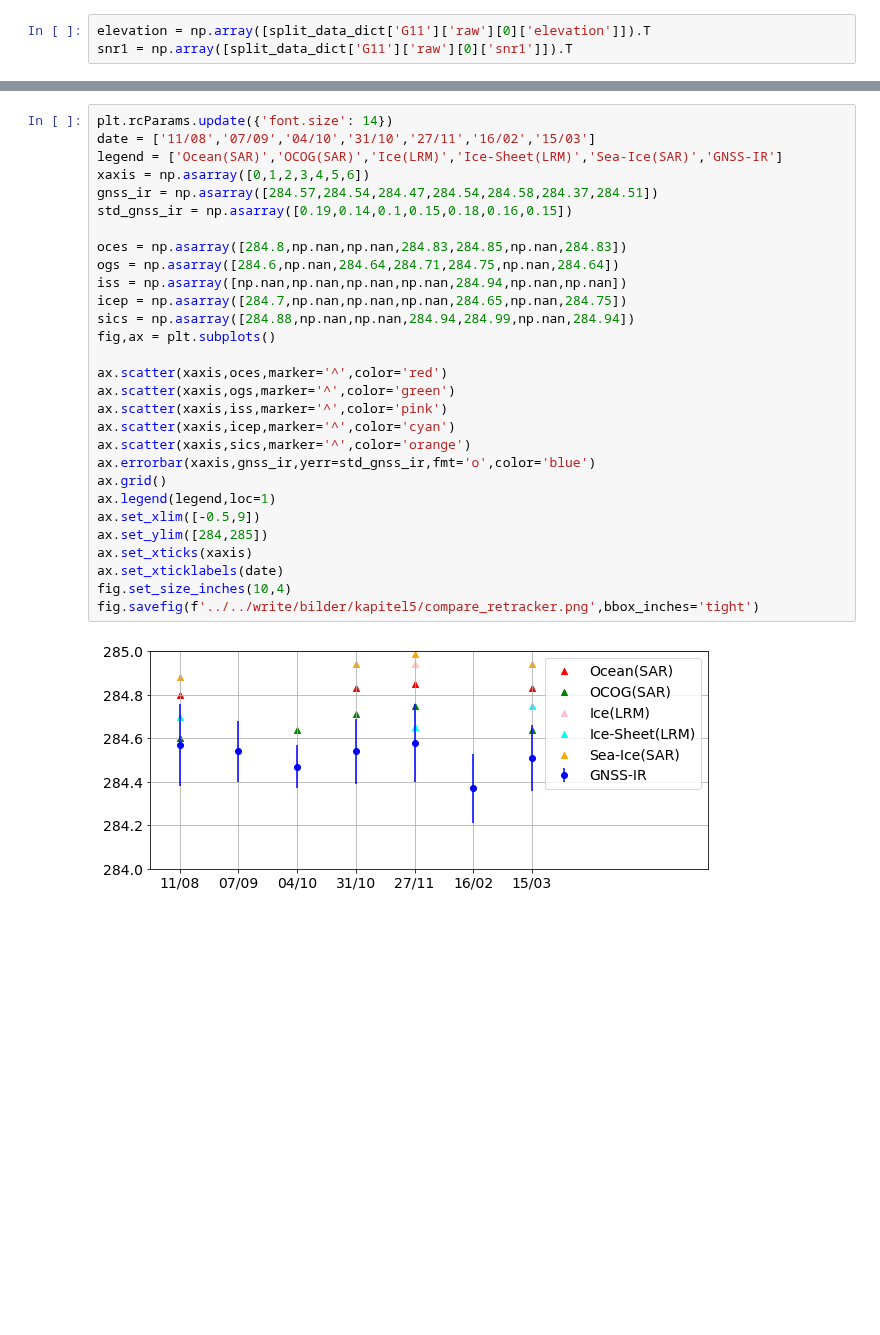
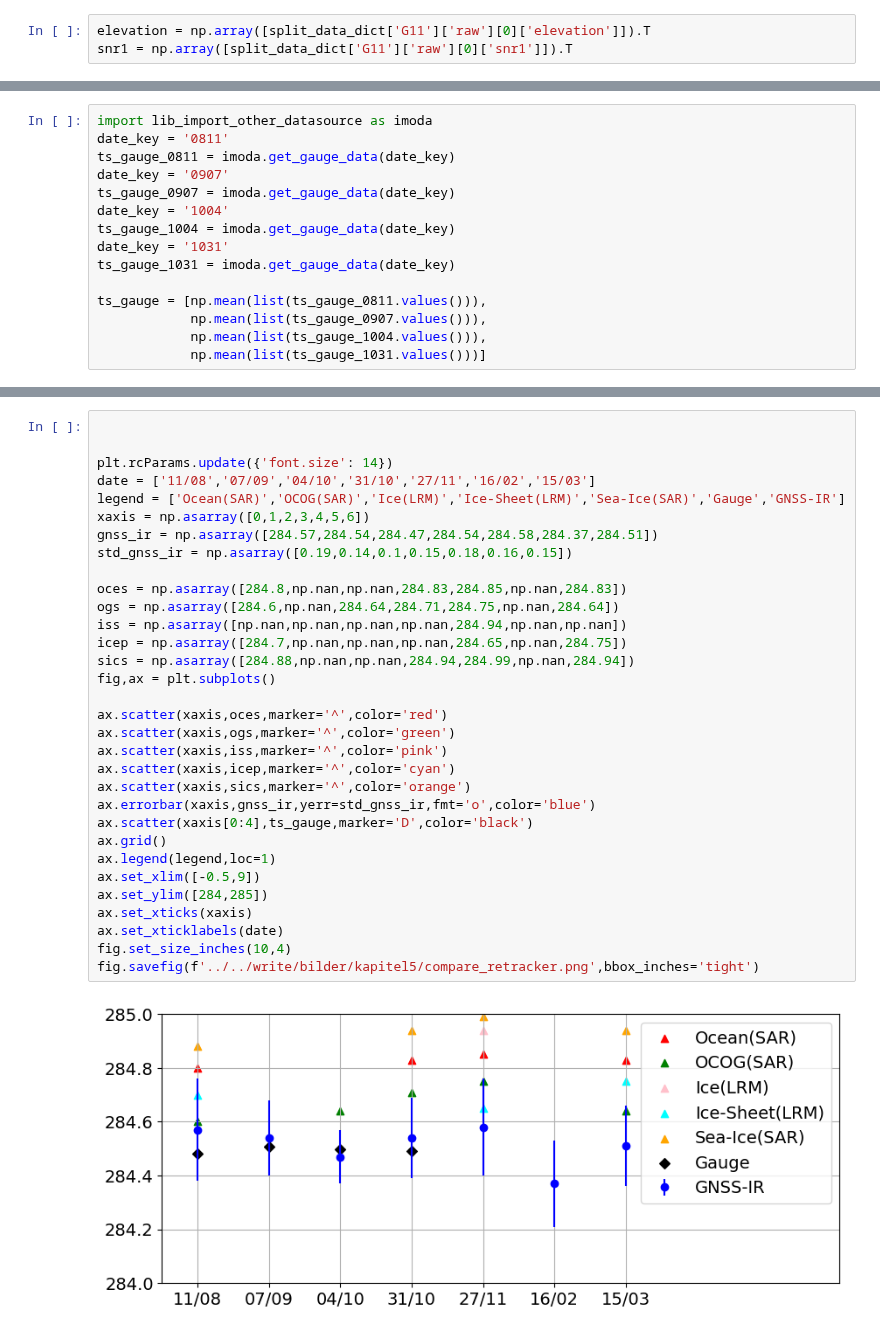
Before and after one commit to ziqing97/gnss_ir_analyze, a Jupyter notebook: src/plot_other_graph.ipynb, the cells around one changed output, grey strips where cells are left out. Drawn from its saved outputs; the diff is of its cells as text; blank space fills up the shorter version.

```diff
--- a/src/plot_other_graph.ipynb
+++ b/src/plot_other_graph.ipynb
@@ -76,0 +94,15 @@ fig.savefig(f'../../write/bilder/kapitel1/snrresiduel.png',bbox_inches='tight')
+# %%
+import lib_import_other_datasource as imoda
+date_key = '0811'
+ts_gauge_0811 = imoda.get_gauge_data(date_key)
+date_key = '0907'
+ts_gauge_0907 = imoda.get_gauge_data(date_key)
+date_key = '1004'
+ts_gauge_1004 = imoda.get_gauge_data(date_key)
+date_key = '1031'
+ts_gauge_1031 = imoda.get_gauge_data(date_key)
+
+ts_gauge = [np.mean(list(ts_gauge_0811.values())),
+            np.mean(list(ts_gauge_0907.values())),
+            np.mean(list(ts_gauge_1004.values())),
+            np.mean(list(ts_gauge_1031.values()))]
@@ -77,31 +113,34 @@ fig.savefig(f'../../write/bilder/kapitel1/snrresiduel.png',bbox_inches='tight')
 # %%
+
+
 plt.rcParams.update({'font.size': 14})
 date = ['11/08','07/09','04/10','31/10','27/11','16/02','15/03']
-legend = ['Ocean(SAR)','OCOG(SAR)','Ice(LRM)','Ice-Sheet(LRM)','Sea-Ice(SAR)','GNSS-IR']
+legend = ['Ocean(SAR)','OCOG(SAR)','Ice(LRM)','Ice-Sheet(LRM)','Sea-Ice(SAR)','Gauge','GNSS-IR']
 xaxis = np.asarray([0,1,2,3,4,5,6])
 gnss_ir = np.asarray([284.57,284.54,284.47,284.54,284.58,284.37,284.51])
 std_gnss_ir = np.asarray([0.19,0.14,0.1,0.15,0.18,0.16,0.15])
 
 oces = np.asarray([284.8,np.nan,np.nan,284.83,284.85,np.nan,284.83])
 ogs = np.asarray([284.6,np.nan,284.64,284.71,284.75,np.nan,284.64])
 iss = np.asarray([np.nan,np.nan,np.nan,np.nan,284.94,np.nan,np.nan])
 icep = np.asarray([284.7,np.nan,np.nan,np.nan,284.65,np.nan,284.75])
 sics = np.asarray([284.88,np.nan,np.nan,284.94,284.99,np.nan,284.94])
 fig,ax = plt.subplots()
 
 ax.scatter(xaxis,oces,marker='^',color='red')
 ax.scatter(xaxis,ogs,marker='^',color='green')
 ax.scatter(xaxis,iss,marker='^',color='pink')
 ax.scatter(xaxis,icep,marker='^',color='cyan')
 ax.scatter(xaxis,sics,marker='^',color='orange')
 ax.errorbar(xaxis,gnss_ir,yerr=std_gnss_ir,fmt='o',color='blue')
+ax.scatter(xaxis[0:4],ts_gauge,marker='D',color='black')
 ax.grid()
 ax.legend(legend,loc=1)
 ax.set_xlim([-0.5,9])
 ax.set_ylim([284,285])
 ax.set_xticks(xaxis)
 ax.set_xticklabels(date)
 fig.set_size_inches(10,4)
 fig.savefig(f'../../write/bilder/kapitel5/compare_retracker.png',bbox_inches='tight')
 # %% [output]
-[figure, old version]
+[figure, new version]
```
Also changed, not shown: parts of 5 cells of this notebook, 5 other files.
